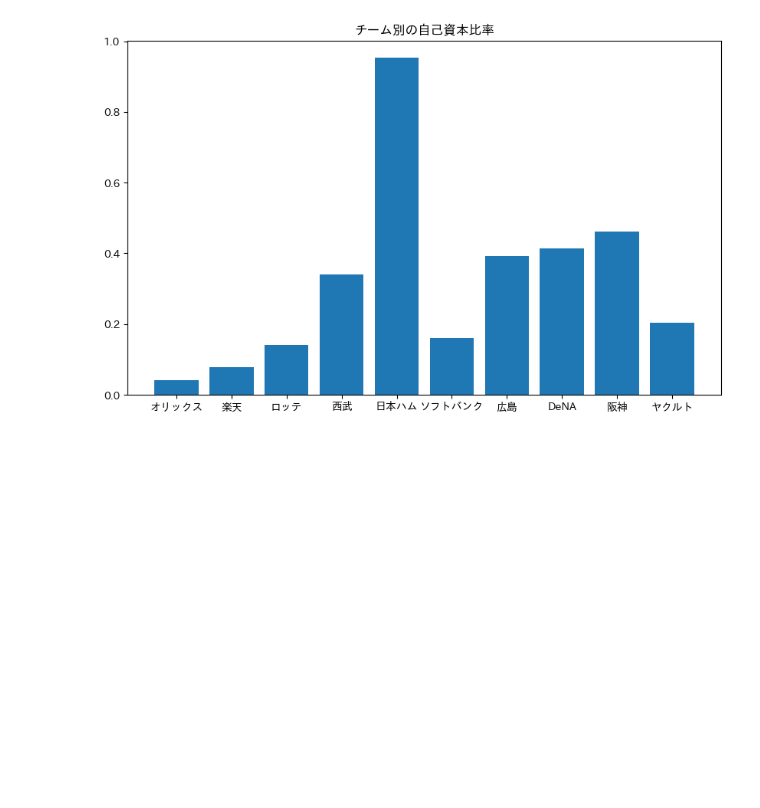
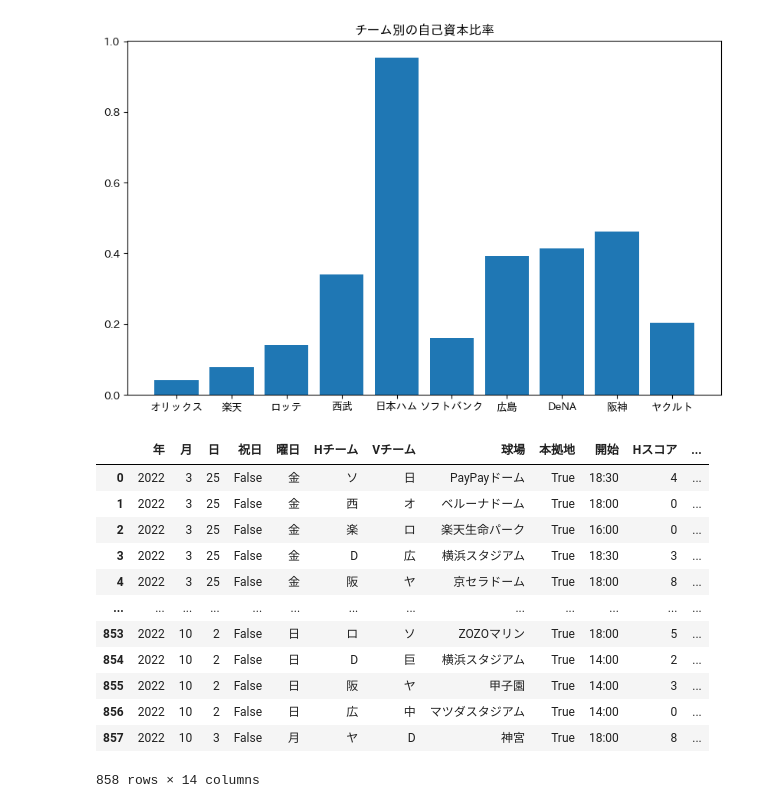
Before and after one commit to hitomitsu50/SportsData_Portfolio, a Jupyter notebook: プロ野球12球団顧客分析.ipynb, the cells around one changed output. Cells and saved outputs as stored; diff of their text form; code cells hidden in the pictures; blank space fills up the shorter version.

```diff
--- a/プロ野球12球団顧客分析.ipynb
+++ b/プロ野球12球団顧客分析.ipynb
@@ -69,3 +74,22 @@ plt.title("チーム別の自己資本比率")
 plt.show()
 # %% [output]
 [figure]
+# %%
+#2025年10月21日
+#データの読み込み
+df=pd.read_csv("sample_data/2022_audience.csv")
+df
+# %% [output]
+|  | 年 | 月 | 日 | 祝日 | 曜日 | Hチーム | Vチーム | 球場 | 本拠地 | 開始 | Hスコア | ... |
+| 0 | 2022 | 3 | 25 | False | 金 | ソ | 日 | PayPayドーム | True | 18:30 | 4 | ... |
+| 1 | 2022 | 3 | 25 | False | 金 | 西 | オ | ベルーナドーム | True | 18:00 | 0 | ... |
+| 2 | 2022 | 3 | 25 | False | 金 | 楽 | ロ | 楽天生命パーク | True | 16:00 | 0 | ... |
+| 3 | 2022 | 3 | 25 | False | 金 | D | 広 | 横浜スタジアム | True | 18:30 | 3 | ... |
+| 4 | 2022 | 3 | 25 | False | 金 | 阪 | ヤ | 京セラドーム | True | 18:00 | 8 | ... |
+| ... | ... | ... | ... | ... | ... | ... | ... | ... | ... | ... | ... | ... |
+| 853 | 2022 | 10 | 2 | False | 日 | ロ | ソ | ZOZOマリン | True | 18:00 | 5 | ... |
+| 854 | 2022 | 10 | 2 | False | 日 | D | 巨 | 横浜スタジアム | True | 14:00 | 2 | ... |
+| 855 | 2022 | 10 | 2 | False | 日 | 阪 | ヤ | 甲子園 | True | 14:00 | 3 | ... |
+| 856 | 2022 | 10 | 2 | False | 日 | 広 | 中 | マツダスタジアム | True | 14:00 | 0 | ... |
+| 857 | 2022 | 10 | 3 | False | 月 | ヤ | D | 神宮 | True | 18:00 | 8 | ... |
+858 rows × 14 columns
```
Also changed, not shown: parts of 5 cells of this notebook.
